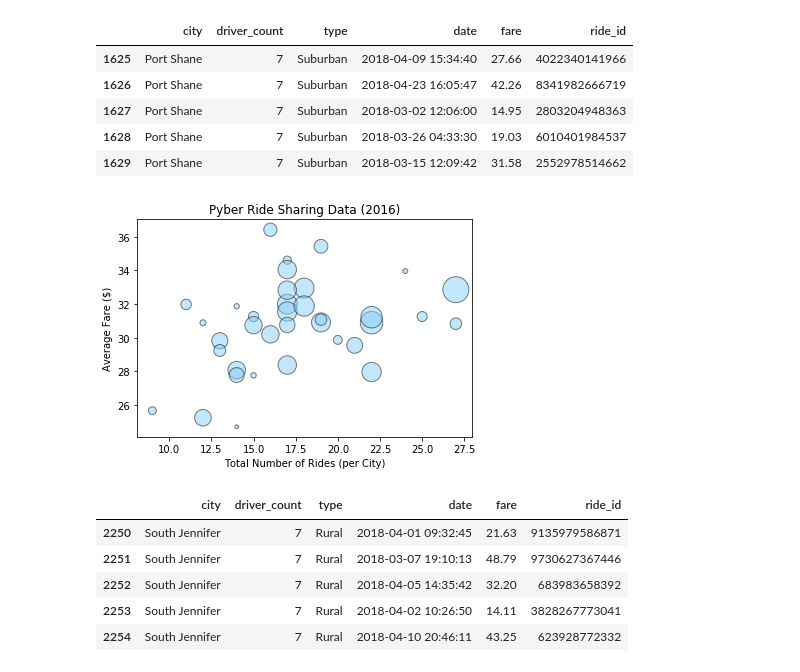
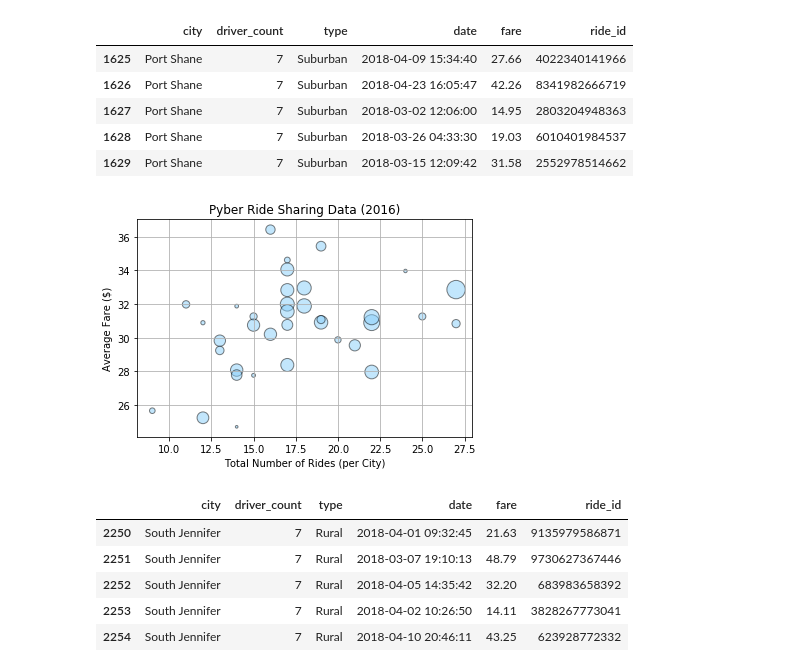
Before and after one commit to elu267/WashU_Bootcamp, a Jupyter notebook: 20181027/PyberPlots.ipynb, the cells around one changed output. Saved outputs shown, nothing was run; the diff lists cells and outputs as text; code cells hidden in the pictures.

```diff
--- a/20181027/PyberPlots.ipynb
+++ b/20181027/PyberPlots.ipynb
@@ -47,7 +66,7 @@ plt.show(urban_plt)
 burbs = combo.loc[(combo['type'] == 'Suburban')]
 s_totRides = burbs.groupby(['city']) ['ride_id'].count()
 s_avgFare = burbs.groupby(['city']) ['fare'].mean()
-s_drivers = burbs.groupby(['city']) ['driver_count'].sum()
+s_drivers = burbs.groupby(['city']) ['driver_count'].sum() / 2
 
 burbs.head()
 # %% [output]
@@ -60,11 +79,12 @@ burbs.head()
 # %%
 burb_plt = plt.scatter(s_totRides, s_avgFare, s=s_drivers, alpha=.5, color='lightskyblue',edgecolors='black')
 plt.xlabel("Total Number of Rides (per City)")
 plt.ylabel("Average Fare ($)")
 plt.title("Pyber Ride Sharing Data (2016)")
+plt.grid()
 plt.show(burb_plt)
 # %% [output]
-[figure, old version]
+[figure, new version]
 # %%
 # filtering for rural cities and calculating total rides and average fares
 rural = combo.loc[(combo['type'] == 'Rural')]
```
Also changed, not shown: parts of 19 cells of this notebook.
